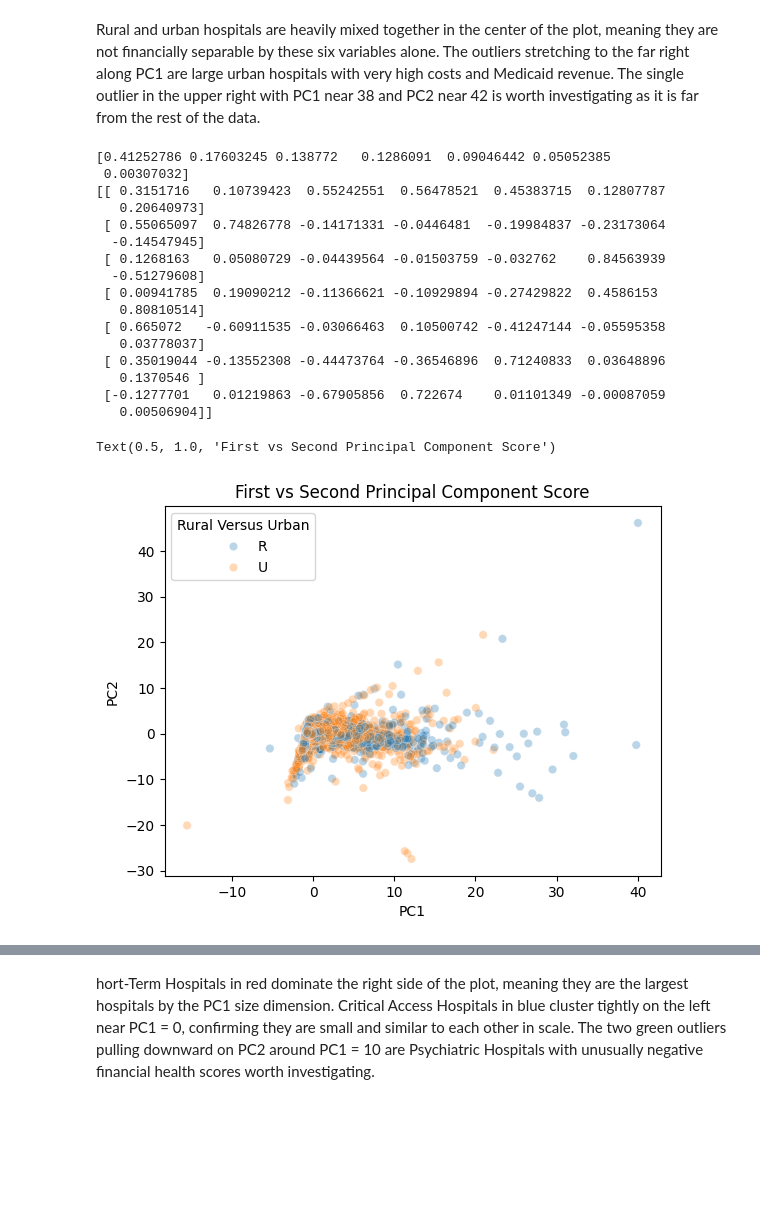
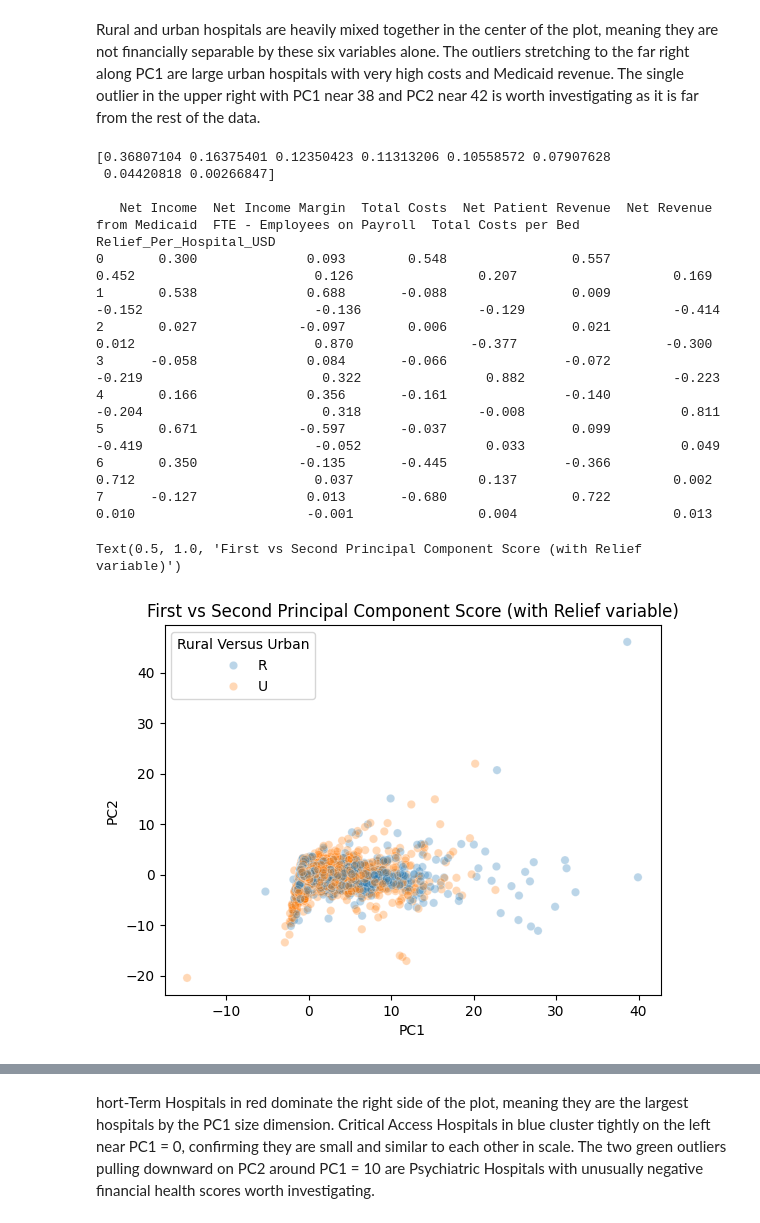
Before and after one commit to jadhav28/DX699, a Jupyter notebook: Week9.ipynb, the cells around one changed output, grey strips where cells are left out. Drawn from its saved outputs; the diff is of its cells as text; code cells hidden in the pictures; blank space fills up the shorter version.

```diff
--- a/Week9.ipynb
+++ b/Week9.ipynb
@@ -265,0 +309,29 @@ df_imputed["Loss"] = (df_imputed["Net Income"] < 0).astype(int)
+# %%
+df_imputed["Net Income Margin"] = (
+    df_imputed["Net Income"] / df_imputed["Net Patient Revenue"] * 100
+).clip(-100, 100)
+
+df_imputed["Loss"] = (df_imputed["Net Income"] < 0).astype(int)
+
+# Create per-hospital relief variable and categorical relief tier
+hospitals_per_state = (
+    df_imputed.groupby("State Code")["rpt_rec_num"]
+    .count()
+    .reset_index()
+    .rename(columns={"rpt_rec_num": "Hospitals_In_State"})
+)
+df_imputed = df_imputed.merge(hospitals_per_state, on="State Code", how="left")
+df_imputed["Relief_Per_Hospital_USD"] = (
+    df_imputed["State_Total_Relief_USD"] / df_imputed["Hospitals_In_State"]
+)
+
+# Split into low / medium / high relief states by tertile
+df_imputed["Relief_Tier"] = pd.qcut(
+    df_imputed["Relief_Per_Hospital_USD"],
+    q=3,
+    labels=["Low Relief", "Medium Relief", "High Relief"]
+)
+print("Relief Tier distribution:")
+print(df_imputed["Relief_Tier"].value_counts().reindex(["Low Relief", "Medium Relief", "High Relief"]))
+print(f"\nRelief_Per_Hospital_USD stats:")
+print(df_imputed["Relief_Per_Hospital_USD"].describe())
@@ -408,6 +560,7 @@ Rural and urban hospitals are heavily mixed together in the center of the plot,
 # %%
 df_imputed["Total Costs per Bed"] = df_imputed["Total Costs"] / (df_imputed["Number of Beds"] + 1)
 
+# Extended PCA including HHS relief variable
 pca_cols = [
     "Net Income",
     "Net Income Margin",
@@ -415,45 +568,44 @@ pca_cols = [
     "Net Patient Revenue",
     "Net Revenue from Medicaid",
     "FTE - Employees on Payroll",
-    "Total Costs per Bed"
+    "Total Costs per Bed",
+    "Relief_Per_Hospital_USD"
 ]
 
 pca_data        = df_imputed[pca_cols].dropna()
 pca_data_scaled = (pca_data - pca_data.mean()) / pca_data.std()
 
-pca = decomposition.PCA(n_components = 7)
+pca = decomposition.PCA(n_components = 8)
 pca.fit(pca_data_scaled)
 print(pca.explained_variance_ratio_)
-print(pca.components_)
+print()
+comp_df = pd.DataFrame(pca.components_, columns=pca_cols)
+print(comp_df.round(3).to_string())
 # %% [output]
-[0.41252786 0.17603245 0.138772   0.1286091  0.09046442 0.05052385
- 0.00307032]
-[[ 0.3151716   0.10739423  0.55242551  0.56478521  0.45383715  0.12807787
-   0.20640973]
- [ 0.55065097  0.74826778 -0.14171331 -0.0446481  -0.19984837 -0.23173064
-  -0.14547945]
- [ 0.1268163   0.05080729 -0.04439564 -0.01503759 -0.032762    0.84563939
-  -0.51279608]
- [ 0.00941785  0.19090212 -0.11366621 -0.10929894 -0.27429822  0.4586153
-   0.80810514]
- [ 0.665072   -0.60911535 -0.03066463  0.10500742 -0.41247144 -0.05595358
-   0.03778037]
- [ 0.35019044 -0.13552308 -0.44473764 -0.36546896  0.71240833  0.03648896
-   0.1370546 ]
- [-0.1277701   0.01219863 -0.67905856  0.722674    0.01101349 -0.00087059
-   0.00506904]]
+[0.36807104 0.16375401 0.12350423 0.11313206 0.10558572 0.07907628
+ 0.04420818 0.00266847]
+
+   Net Income  Net Income Margin  Total Costs  Net Patient Revenue  Net Revenue from Medicaid  FTE - Employees on Payroll  Total Costs per Bed  Relief_Per_Hospital_USD
+0       0.300              0.093        0.548                0.557                      0.452                       0.126                0.207                    0.169
+1       0.538              0.688       -0.088                0.009                     -0.152                      -0.136               -0.129                   -0.414
+2       0.027             -0.097        0.006                0.021                      0.012                       0.870               -0.377                   -0.300
+3      -0.058              0.084       -0.066               -0.072                     -0.219                       0.322                0.882                   -0.223
+4       0.166              0.356       -0.161               -0.140                     -0.204                       0.318               -0.008                    0.811
+5       0.671             -0.597       -0.037                0.099                     -0.419                      -0.052                0.033                    0.049
+6       0.350             -0.135       -0.445               -0.366                      0.712                       0.037                0.137                    0.002
+7      -0.127              0.013       -0.680                0.722                      0.010                      -0.001                0.004                    0.013
 # %%
 first_principal_component_score  = pca_data_scaled.dot(pca.components_[0])
 second_principal_component_score = pca_data_scaled.dot(pca.components_[1])
 
 plot_df        = df_imputed.loc[pca_data.index].copy()
 plot_df["PC1"] = first_principal_component_score.values
 plot_df["PC2"] = second_principal_component_score.values
 
 ax = sns.scatterplot(data = plot_df, x = "PC1", y = "PC2",
                      hue = "Rural Versus Urban", alpha = 0.3)
-ax.set_title("First vs Second Principal Component Score")
+ax.set_title("First vs Second Principal Component Score (with Relief variable)")
 # %% [output]
-Text(0.5, 1.0, 'First vs Second Principal Component Score')
+Text(0.5, 1.0, 'First vs Second Principal Component Score (with Relief variable)')
-[figure, old version]
+[figure, new version]
 # %% [markdown]
```
Also changed, not shown: parts of 27 cells of this notebook.
